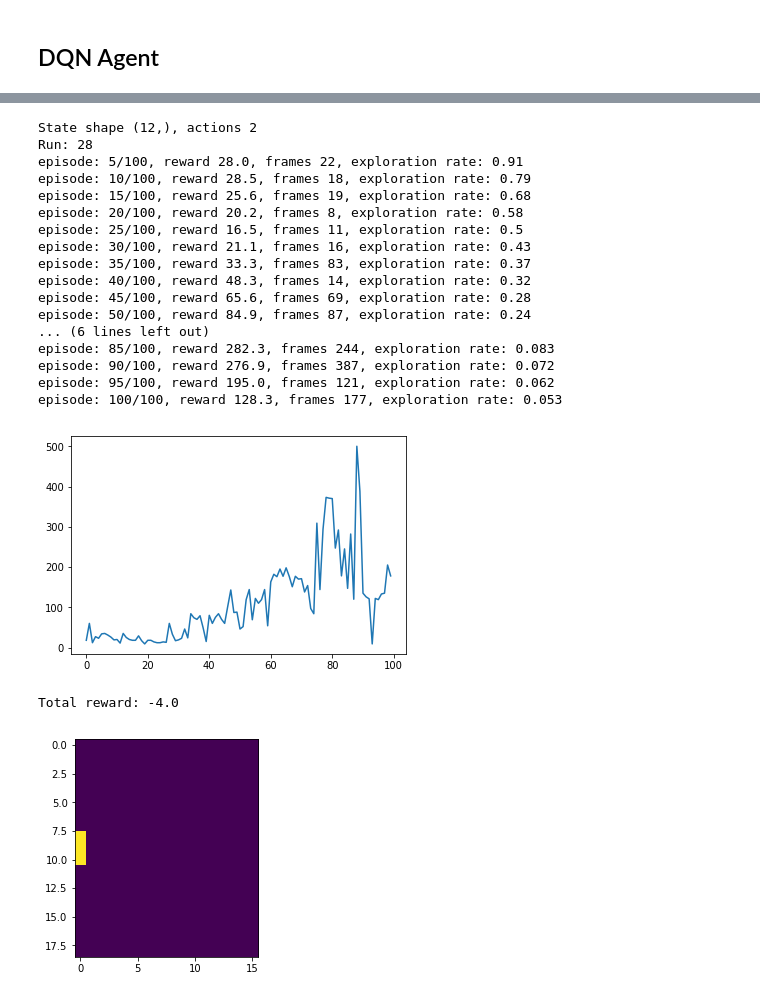
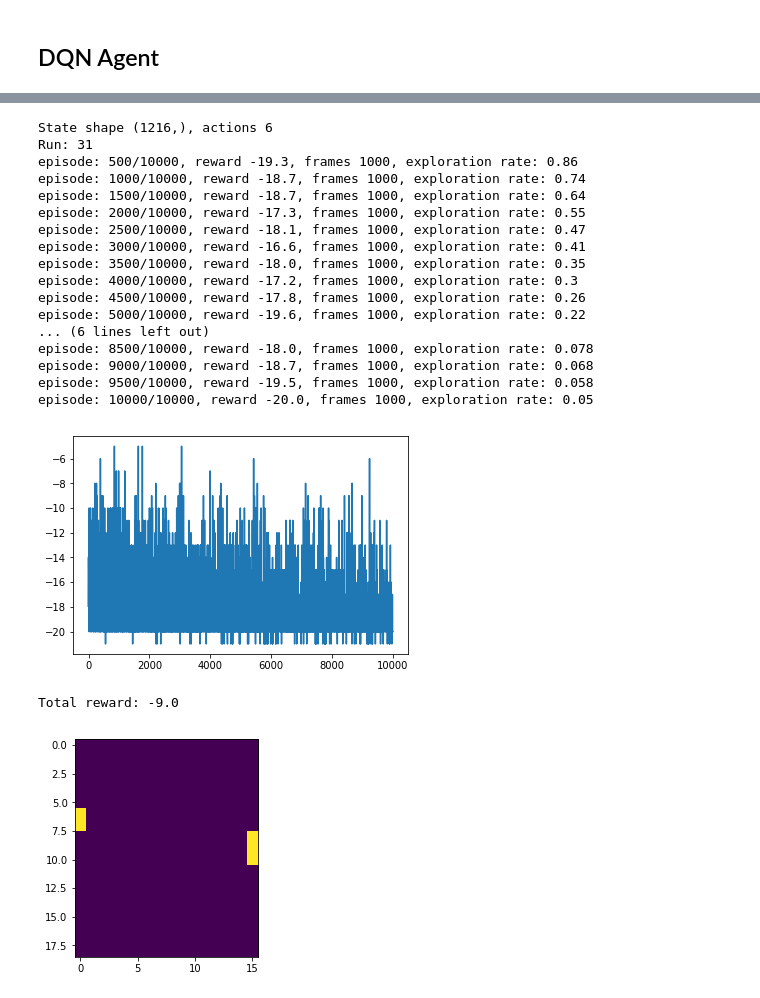
Before and after one commit to omikad/studying-ml, a Jupyter notebook: RL/gymbook.ipynb, the cells around one changed output, grey strips where cells are left out. Saved outputs shown, nothing was run; the diff lists cells and outputs as text; code cells hidden in the pictures.

```diff
--- a/RL/gymbook.ipynb
+++ b/RL/gymbook.ipynb
@@ -162,11 +162,9 @@ class DqnAgent:
         self.x = tf.placeholder("float", [None, self.params.state_size], name="Placeholder_x")
         self.y = tf.placeholder("float", [None, self.params.action_size], name="Placeholder_y")
 
-#         x = tf.reshape(self.x, (tf.shape(self.x)[0], 19, 16, 4))
-#         conv1 = tf.contrib.layers.conv2d(x, 16, 4, 2, activation_fn=tf.nn.relu)
-#         flattened = tf.contrib.layers.flatten(conv1)
-
-        flattened = self.x
+        x = tf.reshape(self.x, (tf.shape(self.x)[0], 19, 16, 4))
+        conv1 = tf.contrib.layers.conv2d(x, 16, 4, 2, activation_fn=tf.nn.relu)
+        flattened = tf.contrib.layers.flatten(conv1)
 
         fc1 = tf.contrib.layers.fully_connected(flattened, 32,
             activation_fn=tf.nn.relu,
@@ -208,6 +206,9 @@ class DqnAgent:
         return np.argmax(act_values)
 
     def think(self, session, batch_size, episode):
+        if self.cnt < 1000:
+            return
+
         cnt = self.cnt
 
         values = session.run(self.pred, {self.x: self.memory_states[:cnt]})
@@ -223,11 +224,11 @@ class DqnAgent:
             batch_y = values[batch_indexes]
             _ = session.run(self.train_op, {self.x: batch_x, self.y: batch_y})
 # %%
-env = gym.make('CartPole-v1')
-env_state_observer = EnvStateObserver(lambda x: x, concat_states_count=3)
+# env = gym.make('CartPole-v1')
+# env_state_observer = EnvStateObserver(lambda x: x, concat_states_count=3)
 
-# env = gym.make('Pong-v0')
-# env_state_observer = EnvStateObserver(preprocess_input_pong_v0, concat_states_count=4)
+env = gym.make('Pong-v0')
+env_state_observer = EnvStateObserver(preprocess_input_pong_v0, concat_states_count=4)
 
 # env.render(close=True)
 # plt.imshow(env.render('rgb_array'))
@@ -255,59 +256,59 @@ plt.imshow(state.reshape((19, 16)), cmap='Greys')
 # %%
 tf.reset_default_graph()
 
-params = LearningParameters(env, env_state_observer.env_reset(env), episodes_count=100)
+params = LearningParameters(env, env_state_observer.env_reset(env), episodes_count=10000)
 params.max_frame_in_episode = min(params.max_frame_in_episode, 1000)
 params.epsilon_min = 0.05
 params.max_memory_size = 20000
-params.pong_reset_discounted_reward = False
+params.pong_reset_discounted_reward = True
 # agent = PolicyGradientAgent(params)
 agent = DqnAgent(params)
 # agent = ActionAsInputAgent(params)
 
 run_name += 1
 print('Run: ' + str(run_name))
 
-saver = TfSaver('logs/cartpole')
+saver = TfSaver('logs/dqn')
 
 # Train on GPU
-# config = tf.ConfigProto(log_device_placement=True)
-# config.gpu_options.per_process_gpu_memory_fraction=0.5
-# config.operation_timeout_in_ms=60000
+config = tf.ConfigProto(log_device_placement=True)
+config.gpu_options.per_process_gpu_memory_fraction=0.5
+config.operation_timeout_in_ms=60000
 
 # Train on CPU
-config = tf.ConfigProto(device_count = {'GPU': 0})
+# config = tf.ConfigProto(device_count = {'GPU': 0})
 
 with tf.Session(config=config) as session:
     session.run(tf.global_variables_initializer())
 
-#     saver.load_latest_checkpoint(session)
+    saver.load_latest_checkpoint(session)
 
 #     tf_writer = tf.summary.FileWriter('logs/run' + str(run_name), session.graph)
 
     agent, rewards = train_discounted_rewards(session, saver, env, agent, env_state_observer, params,
                                               normalize_rewards=True)
     # agent, rewards = train_reward_is_time(env, agent, params)
     # agent, rewards = train(env, agent, params)
     plt.plot(rewards)
 # %% [output]
-State shape (12,), actions 2
-Run: 28
-episode: 5/100, reward 28.0, frames 22, exploration rate: 0.91
-episode: 10/100, reward 28.5, frames 18, exploration rate: 0.79
-episode: 15/100, reward 25.6, frames 19, exploration rate: 0.68
-episode: 20/100, reward 20.2, frames 8, exploration rate: 0.58
-episode: 25/100, reward 16.5, frames 11, exploration rate: 0.5
-episode: 30/100, reward 21.1, frames 16, exploration rate: 0.43
-episode: 35/100, reward 33.3, frames 83, exploration rate: 0.37
-episode: 40/100, reward 48.3, frames 14, exploration rate: 0.32
-episode: 45/100, reward 65.6, frames 69, exploration rate: 0.28
-episode: 50/100, reward 84.9, frames 87, exploration rate: 0.24
+State shape (1216,), actions 6
+Run: 31
+episode: 500/10000, reward -19.3, frames 1000, exploration rate: 0.86
+episode: 1000/10000, reward -18.7, frames 1000, exploration rate: 0.74
+episode: 1500/10000, reward -18.7, frames 1000, exploration rate: 0.64
+episode: 2000/10000, reward -17.3, frames 1000, exploration rate: 0.55
+episode: 2500/10000, reward -18.1, frames 1000, exploration rate: 0.47
+episode: 3000/10000, reward -16.6, frames 1000, exploration rate: 0.41
+episode: 3500/10000, reward -18.0, frames 1000, exploration rate: 0.35
+episode: 4000/10000, reward -17.2, frames 1000, exploration rate: 0.3
+episode: 4500/10000, reward -17.8, frames 1000, exploration rate: 0.26
+episode: 5000/10000, reward -19.6, frames 1000, exploration rate: 0.22
 ... (6 lines left out)
-episode: 85/100, reward 282.3, frames 244, exploration rate: 0.083
-episode: 90/100, reward 276.9, frames 387, exploration rate: 0.072
-episode: 95/100, reward 195.0, frames 121, exploration rate: 0.062
-episode: 100/100, reward 128.3, frames 177, exploration rate: 0.053
+episode: 8500/10000, reward -18.0, frames 1000, exploration rate: 0.078
+episode: 9000/10000, reward -18.7, frames 1000, exploration rate: 0.068
+episode: 9500/10000, reward -19.5, frames 1000, exploration rate: 0.058
+episode: 10000/10000, reward -20.0, frames 1000, exploration rate: 0.05
-[figure, old version]
+[figure, new version]
 # %%
 # Continue learning
 params.episodes_count = 10000
@@ -318,13 +319,13 @@ with tf.Session(config=config) as session:
     session.run(tf.global_variables_initializer())
     evaluate(session, env, agent, env_state_observer, params, 500)
 # %% [output]
-Total reward: -4.0
+Total reward: -9.0
 # %%
 with tf.Session(config=config) as session:
     session.run(tf.global_variables_initializer())
     show(session, env, agent, env_state_observer, params, 200, width=19, height=16, greedy=True)
 # %% [output]
-[figure, old version]
+[figure, new version]
 # %%
 # Save rewards/model
 pd.DataFrame(rewards).to_csv('models/rewards_40K_50K.csv', header=None)
```
Also changed, not shown: parts of 1 cell of this notebook, 1 other file.
